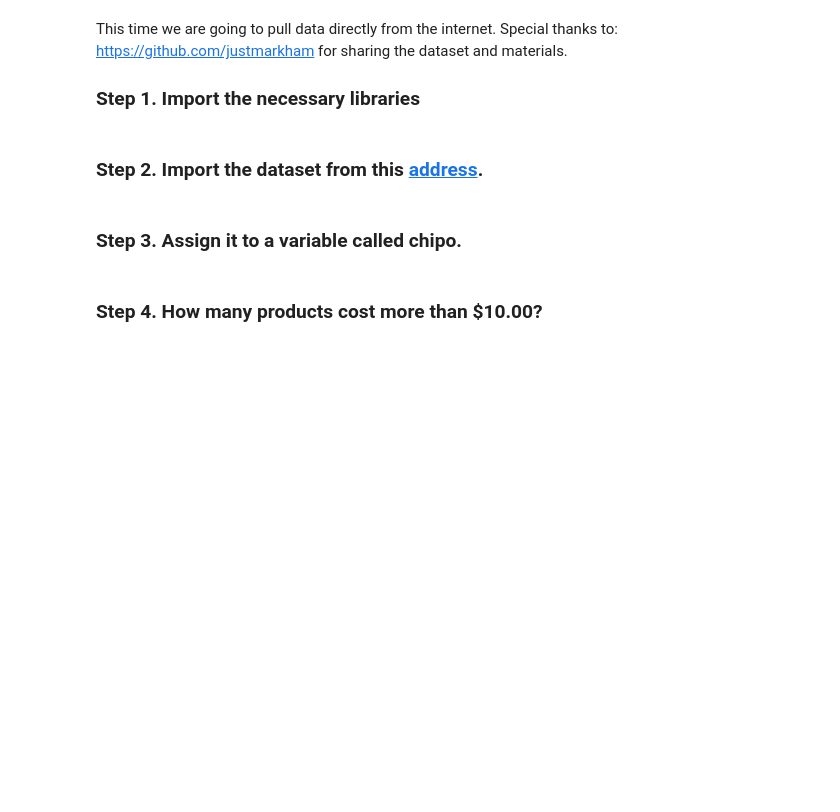
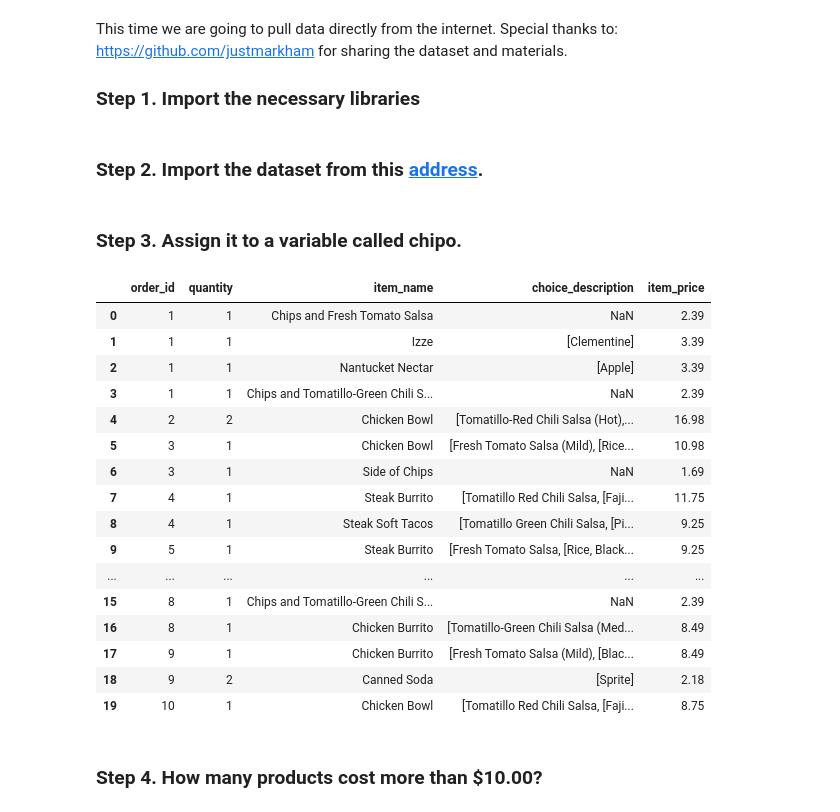
Before and after one commit to redmage123/pandas-timeseries, a Jupyter notebook: labs/lab2/Exercises_with_solutions.ipynb, the cells around one changed output. Drawn from its saved outputs; the diff is of its cells as text; code cells hidden in the pictures; blank space fills up the shorter version.

```diff
--- a/labs/lab2/Exercises_with_solutions.ipynb
+++ b/labs/lab2/Exercises_with_solutions.ipynb
@@ -15,6 +15,26 @@ import pandas as pd
 url = 'https://raw.githubusercontent.com/justmarkham/DAT8/master/data/chipotle.tsv'
 
 chipo = pd.read_csv(url, sep = '\t')
+# %%
+chipo.head(20)
+# %% [output]
+|  | order_id | quantity | item_name | choice_description | item_price |
+| 0 | 1 | 1 | Chips and Fresh Tomato Salsa | NaN | 2.39 |
+| 1 | 1 | 1 | Izze | [Clementine] | 3.39 |
+| 2 | 1 | 1 | Nantucket Nectar | [Apple] | 3.39 |
+| 3 | 1 | 1 | Chips and Tomatillo-Green Chili S... | NaN | 2.39 |
+| 4 | 2 | 2 | Chicken Bowl | [Tomatillo-Red Chili Salsa (Hot),... | 16.98 |
+| 5 | 3 | 1 | Chicken Bowl | [Fresh Tomato Salsa (Mild), [Rice... | 10.98 |
+| 6 | 3 | 1 | Side of Chips | NaN | 1.69 |
+| 7 | 4 | 1 | Steak Burrito | [Tomatillo Red Chili Salsa, [Faji... | 11.75 |
+| 8 | 4 | 1 | Steak Soft Tacos | [Tomatillo Green Chili Salsa, [Pi... | 9.25 |
+| 9 | 5 | 1 | Steak Burrito | [Fresh Tomato Salsa, [Rice, Black... | 9.25 |
+| ... | ... | ... | ... | ... | ... |
+| 15 | 8 | 1 | Chips and Tomatillo-Green Chili S... | NaN | 2.39 |
+| 16 | 8 | 1 | Chicken Burrito | [Tomatillo-Green Chili Salsa (Med... | 8.49 |
+| 17 | 9 | 1 | Chicken Burrito | [Fresh Tomato Salsa (Mild), [Blac... | 8.49 |
+| 18 | 9 | 2 | Canned Soda | [Sprite] | 2.18 |
+| 19 | 10 | 1 | Chicken Bowl | [Tomatillo Red Chili Salsa, [Faji... | 8.75 |
 # %% [markdown]
 ### Step 4. How many products cost more than $10.00?
 # %%
```
Also changed, not shown: parts of 2 cells of this notebook, 3 other files.
